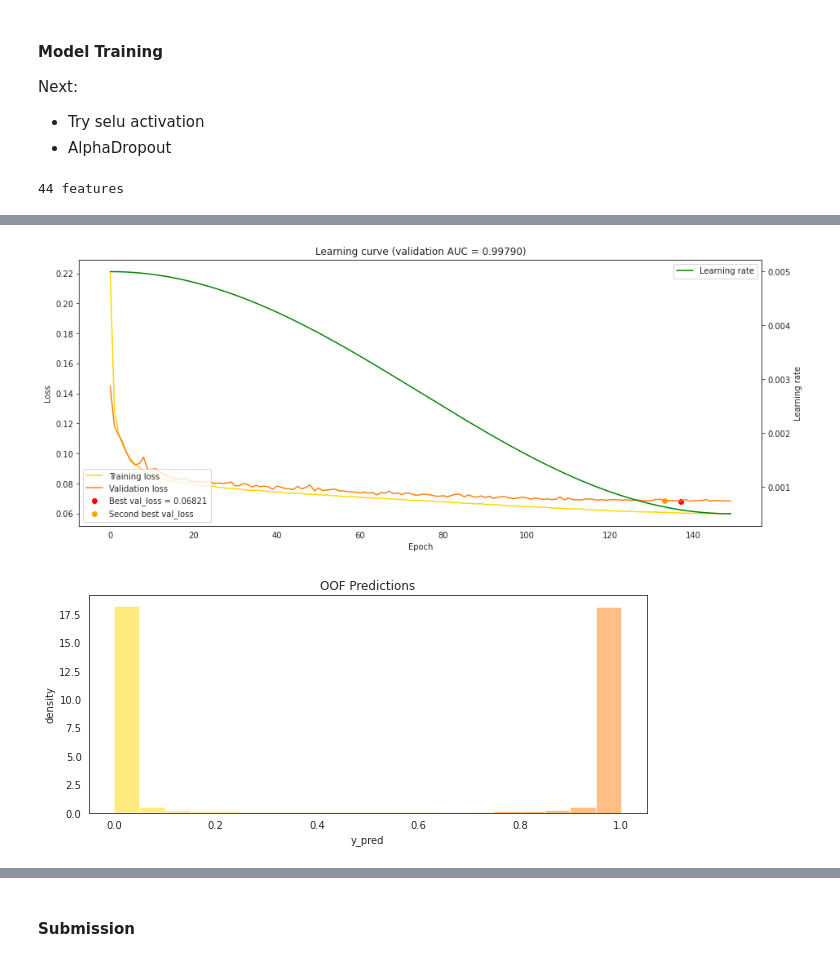
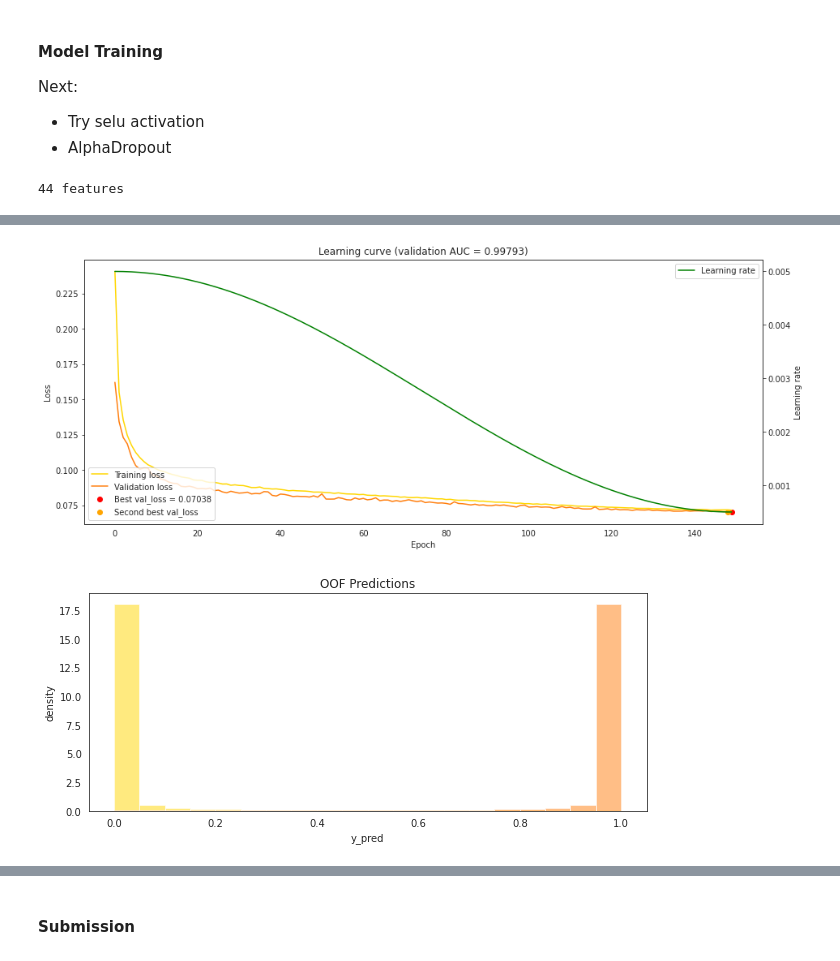
Before and after one commit to Harsh-2420/kaggle, a Jupyter notebook: mish-nn-tps-may2022.ipynb, the cells around one changed output, grey strips where cells are left out. Cells and saved outputs as stored; diff of their text form; code cells hidden in the pictures.

```diff
--- a/mish-nn-tps-may2022.ipynb
+++ b/mish-nn-tps-may2022.ipynb
@@ -265,7 +265,7 @@ def my_model():
     x = Dense(64, kernel_regularizer=tf.keras.regularizers.l2(40e-6),
               activation=activation,
              )(x)
-    #     x = Dropout(0.2)(x)
+    x = Dropout(0.2)(x)
     x = Dense(64, kernel_regularizer=tf.keras.regularizers.l2(40e-6),
               activation=activation,
              )(x)
@@ -352,7 +352,7 @@ def fit_model(X_tr, y_tr, X_va=None, y_va=None, run=0):
     auc = tf.keras.metrics.AUC(
             num_thresholds=100,
             curve='ROC',
-            summation_method='majoring',
+            summation_method='interpolation',
             name=None,
             dtype=None,
             thresholds=None,
@@ -446,2 +446,2 @@ Fold 0.0 | 04:19 | Training loss: 0.0599 | Val loss: 0.0683 | AUC: 0.99790
-[figure, old version]
+[figure, new version]
 [figure]
```
Also changed, not shown: parts of 3 cells of this notebook.
